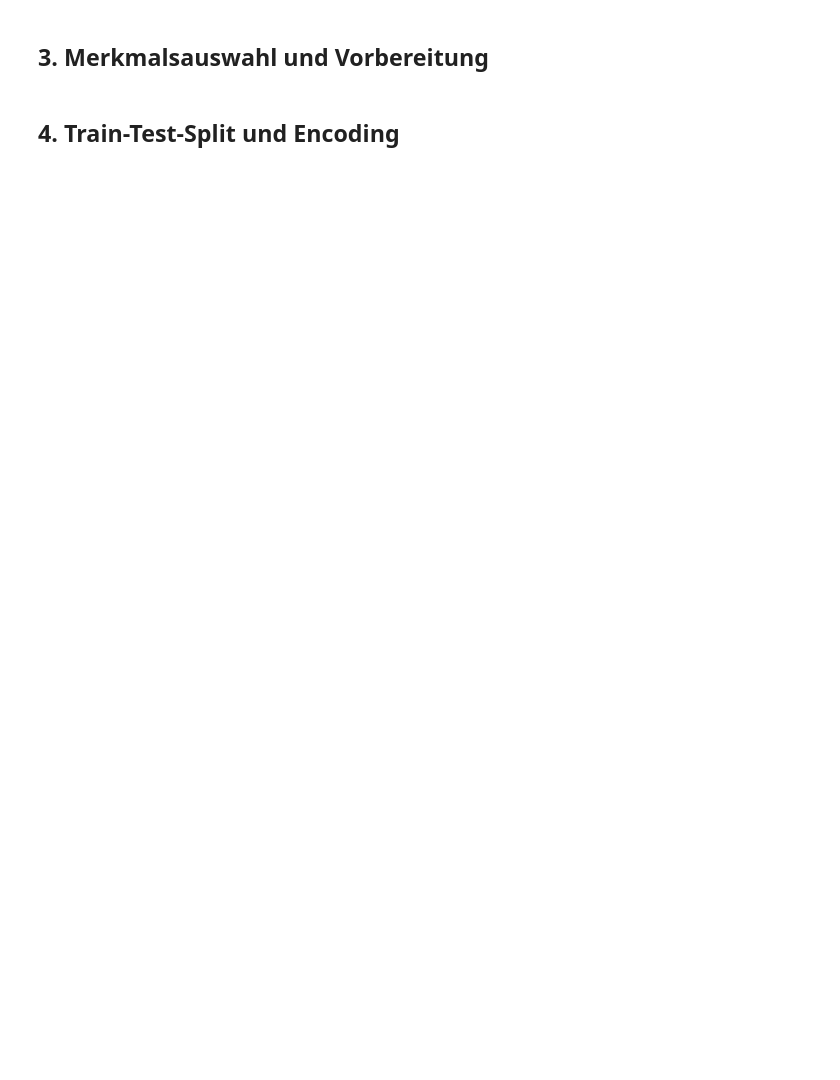
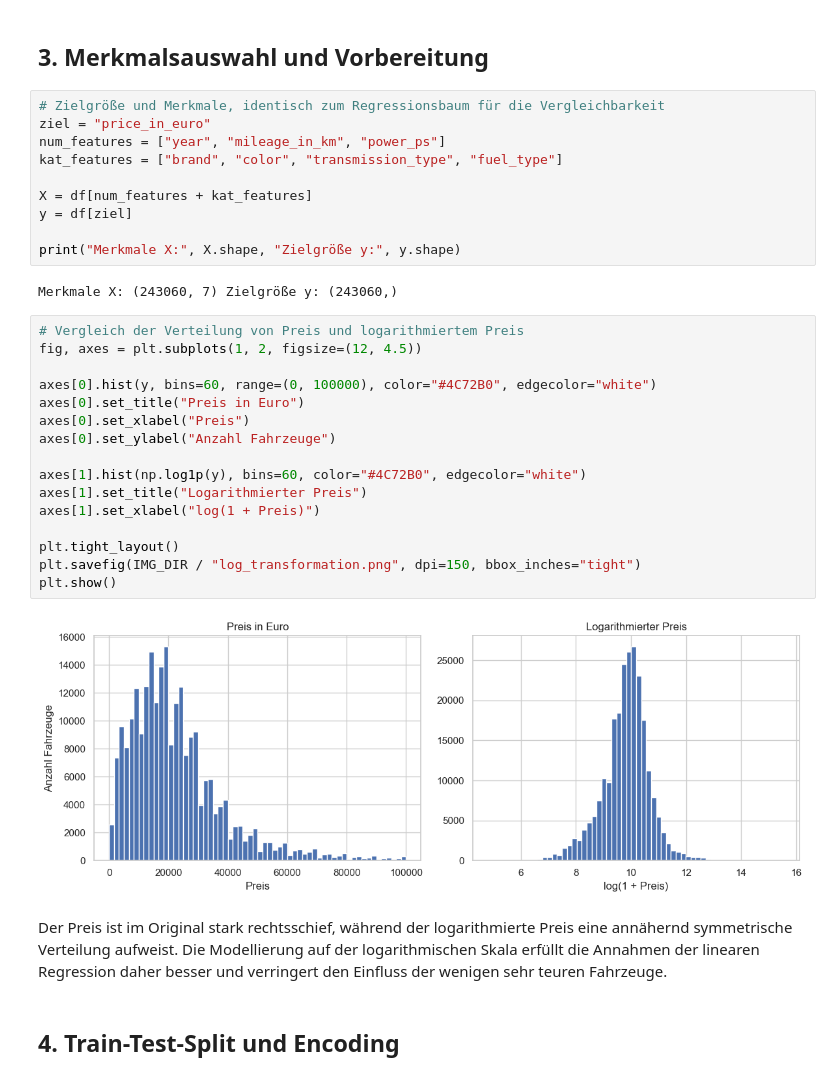
Before and after one commit to 1Zippel4/preisanalyse-autoscout24, a Jupyter notebook: notebooks/03_multiple_regression.ipynb, the cells around one changed output. Cells and saved outputs as stored; diff of their text form; blank space fills up the shorter version.

Commit message:
03_multiple_regression fertig

```diff
--- a/notebooks/03_multiple_regression.ipynb
+++ b/notebooks/03_multiple_regression.ipynb
@@ -43,4 +53,36 @@ df.head()
 # %% [markdown]
 ## 3. Merkmalsauswahl und Vorbereitung
+# %%
+# Zielgröße und Merkmale, identisch zum Regressionsbaum für die Vergleichbarkeit
+ziel = "price_in_euro"
+num_features = ["year", "mileage_in_km", "power_ps"]
+kat_features = ["brand", "color", "transmission_type", "fuel_type"]
+
+X = df[num_features + kat_features]
+y = df[ziel]
+
+print("Merkmale X:", X.shape, "Zielgröße y:", y.shape)
+# %% [output]
+Merkmale X: (243060, 7) Zielgröße y: (243060,)
+# %%
+# Vergleich der Verteilung von Preis und logarithmiertem Preis
+fig, axes = plt.subplots(1, 2, figsize=(12, 4.5))
+
+axes[0].hist(y, bins=60, range=(0, 100000), color="#4C72B0", edgecolor="white")
+axes[0].set_title("Preis in Euro")
+axes[0].set_xlabel("Preis")
+axes[0].set_ylabel("Anzahl Fahrzeuge")
+
+axes[1].hist(np.log1p(y), bins=60, color="#4C72B0", edgecolor="white")
+axes[1].set_title("Logarithmierter Preis")
+axes[1].set_xlabel("log(1 + Preis)")
+
+plt.tight_layout()
+plt.savefig(IMG_DIR / "log_transformation.png", dpi=150, bbox_inches="tight")
+plt.show()
+# %% [output]
+[figure, added]
+# %% [markdown]
+Der Preis ist im Original stark rechtsschief, während der logarithmierte Preis eine annähernd symmetrische Verteilung aufweist. Die Modellierung auf der logarithmischen Skala erfüllt die Annahmen der linearen Regression daher besser und verringert den Einfluss der wenigen sehr teuren Fahrzeuge.
 # %% [markdown]
 ## 4. Train-Test-Split und Encoding
```
Also changed, not shown: parts of 20 cells of this notebook, 2 other files.
